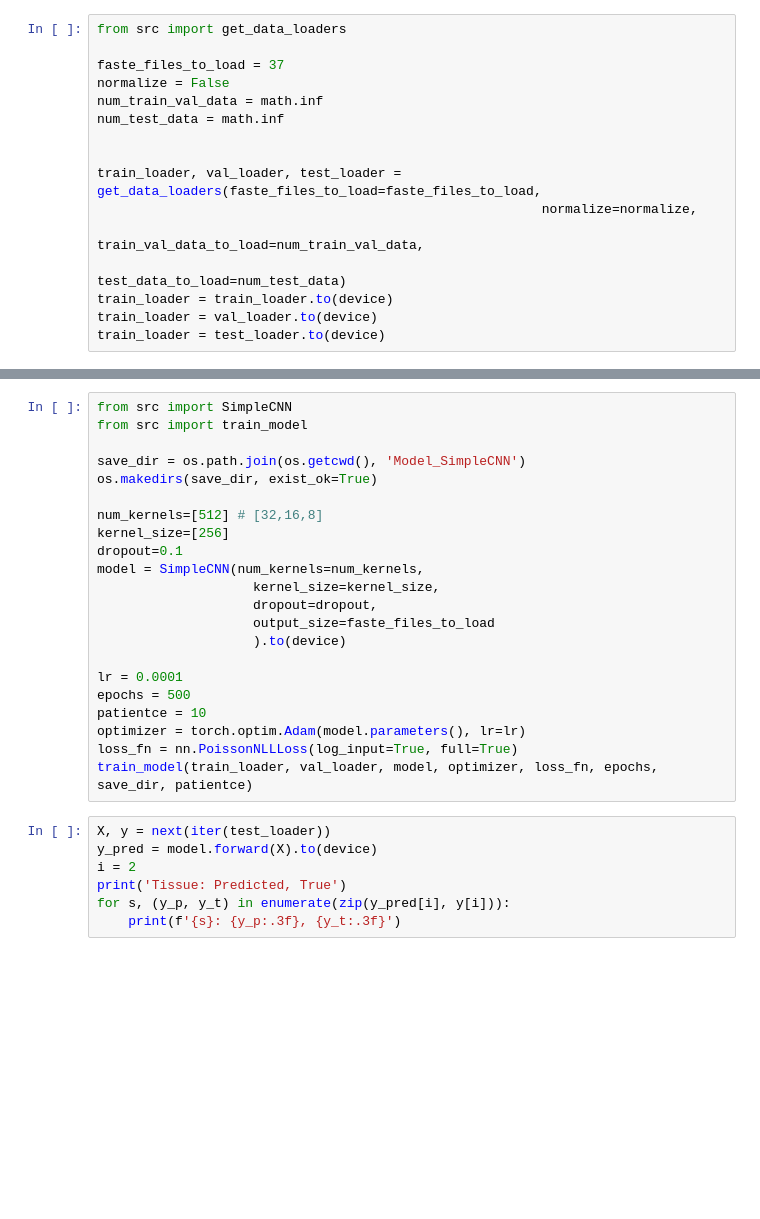
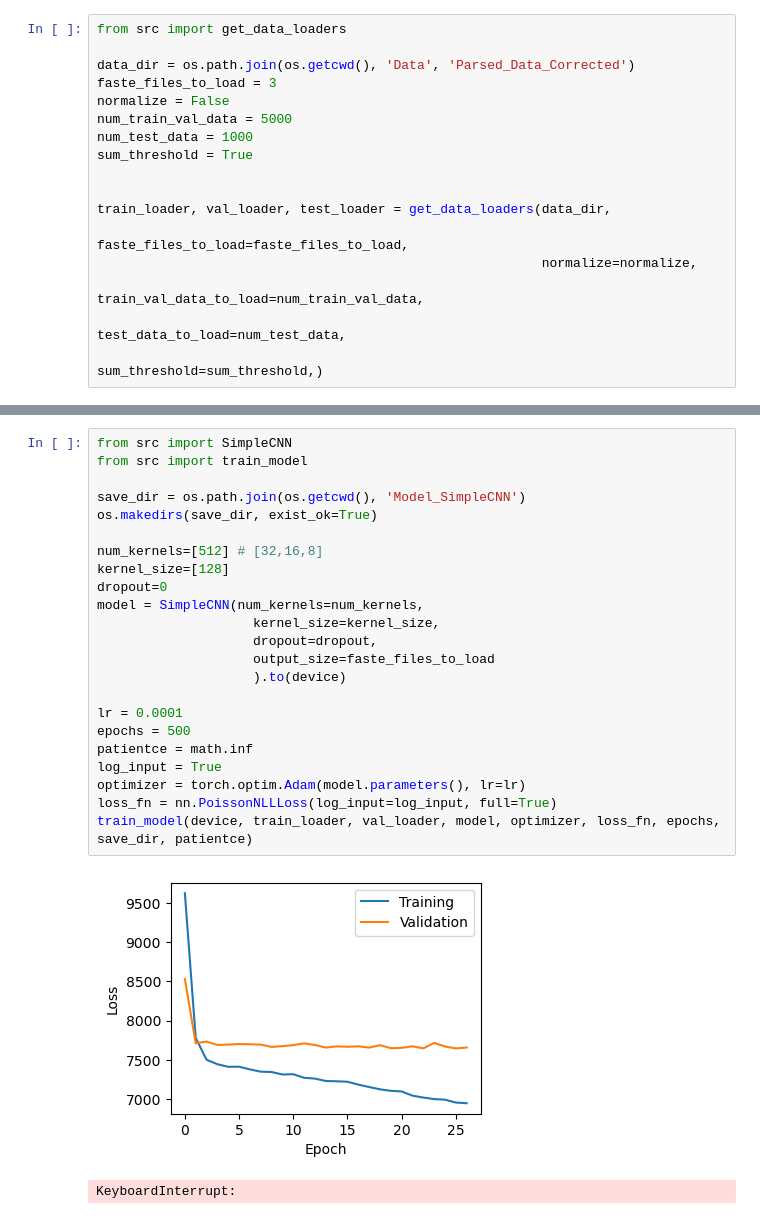
Before and after one commit to tedmonyak/CS525Arabidopsis, a Jupyter notebook: Notebooks/Train_SimpleCNN.ipynb, the cells around one changed output, grey strips where cells are left out. Cells and saved outputs as stored; diff of their text form; blank space fills up the shorter version.

```diff
--- a/Notebooks/Train_SimpleCNN.ipynb
+++ b/Notebooks/Train_SimpleCNN.ipynb
@@ -21,16 +23,17 @@ print(f"Using {device} device")
 # %%
 from src import get_data_loaders
 
-faste_files_to_load = 37
+data_dir = os.path.join(os.getcwd(), 'Data', 'Parsed_Data_Corrected')
+faste_files_to_load = 3
 normalize = False
-num_train_val_data = math.inf
-num_test_data = math.inf
+num_train_val_data = 5000
+num_test_data = 1000
+sum_threshold = True
 
 
-train_loader, val_loader, test_loader = get_data_loaders(faste_files_to_load=faste_files_to_load,
+train_loader, val_loader, test_loader = get_data_loaders(data_dir,
+                                                         faste_files_to_load=faste_files_to_load,
                                                          normalize=normalize,
                                                          train_val_data_to_load=num_train_val_data,
-                                                         test_data_to_load=num_test_data)
-train_loader = train_loader.to(device)
-train_loader = val_loader.to(device)
-train_loader = test_loader.to(device)
+                                                         test_data_to_load=num_test_data,
+                                                         sum_threshold=sum_threshold,)
@@ -37,29 +46,26 @@ train_loader = test_loader.to(device)
 # %%
 from src import SimpleCNN
 from src import train_model
 
 save_dir = os.path.join(os.getcwd(), 'Model_SimpleCNN')
 os.makedirs(save_dir, exist_ok=True)
 
 num_kernels=[512] # [32,16,8]
-kernel_size=[256]
-dropout=0.1
+kernel_size=[128]
+dropout=0
 model = SimpleCNN(num_kernels=num_kernels,
                     kernel_size=kernel_size,
                     dropout=dropout,
                     output_size=faste_files_to_load
                     ).to(device)
 
 lr = 0.0001
 epochs = 500
-patientce = 10
+patientce = math.inf
+log_input = True
 optimizer = torch.optim.Adam(model.parameters(), lr=lr)
-loss_fn = nn.PoissonNLLLoss(log_input=True, full=True)
-train_model(train_loader, val_loader, model, optimizer, loss_fn, epochs, save_dir, patientce)
+loss_fn = nn.PoissonNLLLoss(log_input=log_input, full=True)
+train_model(device, train_loader, val_loader, model, optimizer, loss_fn, epochs, save_dir, patientce)
+# %% [output]
+[figure, added]
+KeyboardInterrupt:
-# %%
-X, y = next(iter(test_loader))
-y_pred = model.forward(X).to(device)
-i = 2
-print('Tissue: Predicted, True')
-for s, (y_p, y_t) in enumerate(zip(y_pred[i], y[i])):
-    print(f'{s}: {y_p:.3f}, {y_t:.3f}')
```
Also changed, not shown: parts of 7 cells of this notebook, 6 other files.
